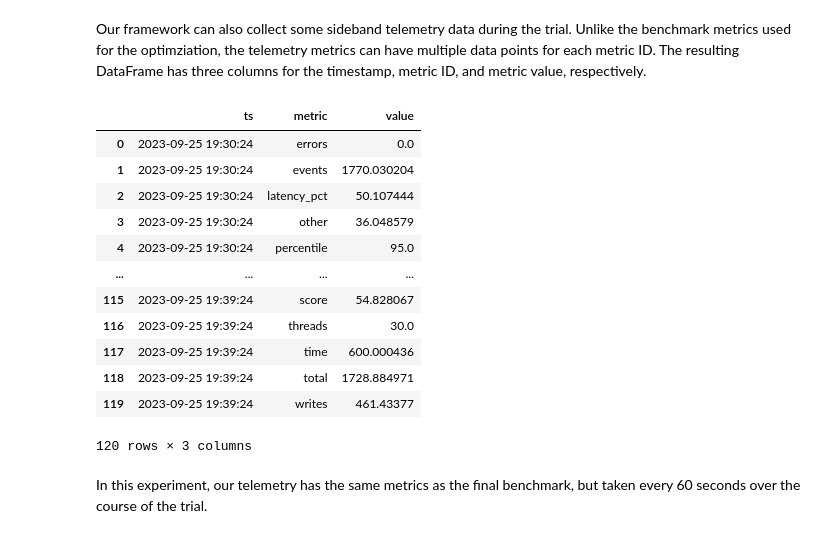
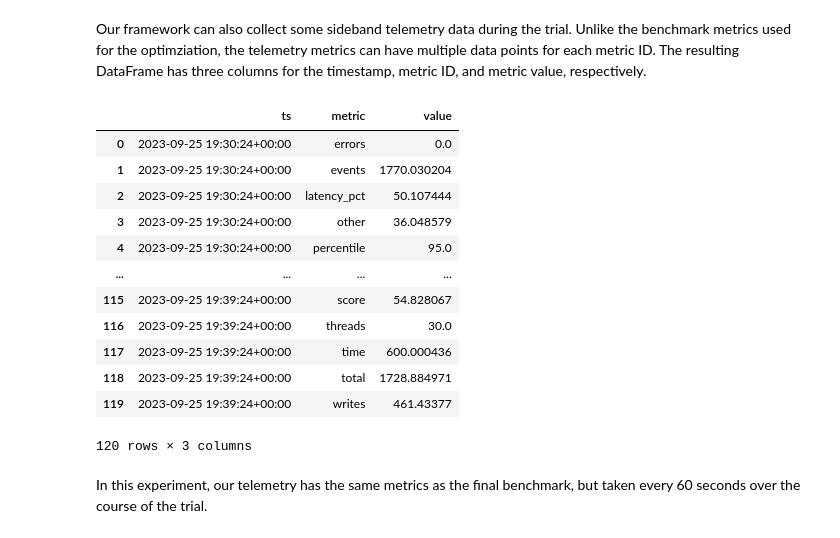
Before and after one commit to Microsoft-CISL/sqlite-autotuning, a Jupyter notebook: mlos_demo_mysql.ipynb, the cells around one changed output. Drawn from its saved outputs; the diff is of its cells as text; code cells hidden in the pictures.

```diff
--- a/mlos_demo_mysql.ipynb
+++ b/mlos_demo_mysql.ipynb
@@ -251,20 +253,20 @@ trial.results
 # %% [markdown]
 Our framework can also collect some sideband telemetry data during the trial. Unlike the benchmark metrics used for the optimziation, the telemetry metrics can have multiple data points for each metric ID. The resulting DataFrame has three columns for the timestamp, metric ID, and metric value, respectively.
 # %%
-trial.telemetry
+trial.telemetry_df
 # %% [output]
 |  | ts | metric | value |
-| 0 | 2023-09-25 19:30:24 | errors | 0.0 |
-| 1 | 2023-09-25 19:30:24 | events | 1770.030204 |
-| 2 | 2023-09-25 19:30:24 | latency_pct | 50.107444 |
-| 3 | 2023-09-25 19:30:24 | other | 36.048579 |
-| 4 | 2023-09-25 19:30:24 | percentile | 95.0 |
+| 0 | 2023-09-25 19:30:24+00:00 | errors | 0.0 |
+| 1 | 2023-09-25 19:30:24+00:00 | events | 1770.030204 |
+| 2 | 2023-09-25 19:30:24+00:00 | latency_pct | 50.107444 |
+| 3 | 2023-09-25 19:30:24+00:00 | other | 36.048579 |
+| 4 | 2023-09-25 19:30:24+00:00 | percentile | 95.0 |
 | ... | ... | ... | ... |
-| 115 | 2023-09-25 19:39:24 | score | 54.828067 |
-| 116 | 2023-09-25 19:39:24 | threads | 30.0 |
-| 117 | 2023-09-25 19:39:24 | time | 600.000436 |
-| 118 | 2023-09-25 19:39:24 | total | 1728.884971 |
-| 119 | 2023-09-25 19:39:24 | writes | 461.43377 |
+| 115 | 2023-09-25 19:39:24+00:00 | score | 54.828067 |
+| 116 | 2023-09-25 19:39:24+00:00 | threads | 30.0 |
+| 117 | 2023-09-25 19:39:24+00:00 | time | 600.000436 |
+| 118 | 2023-09-25 19:39:24+00:00 | total | 1728.884971 |
+| 119 | 2023-09-25 19:39:24+00:00 | writes | 461.43377 |
 120 rows × 3 columns
 # %% [markdown]
 In this experiment, our telemetry has the same metrics as the final benchmark, but taken every 60 seconds over the course of the trial.
```
Also changed, not shown: parts of 11 cells of this notebook, 20 other files.
